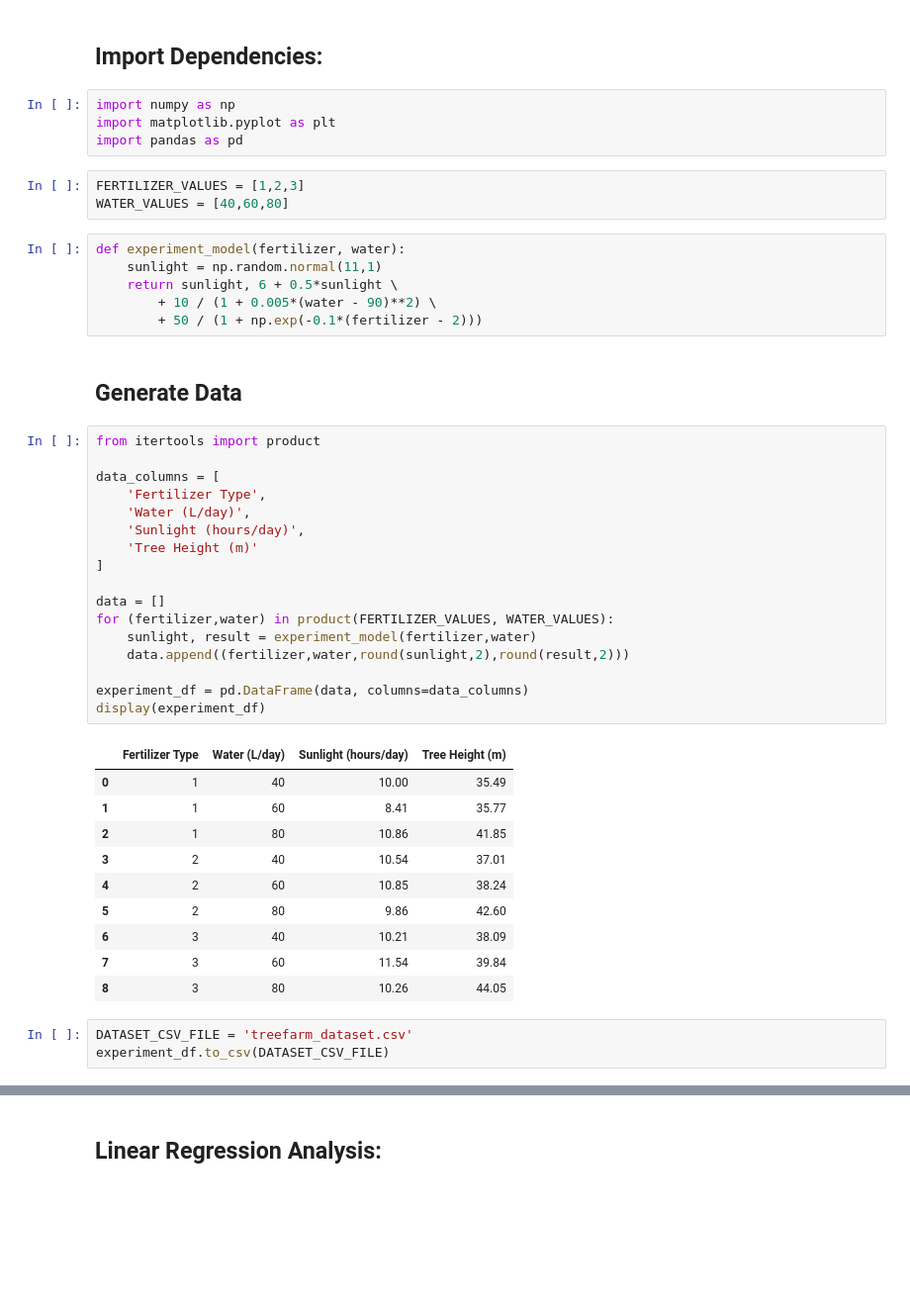
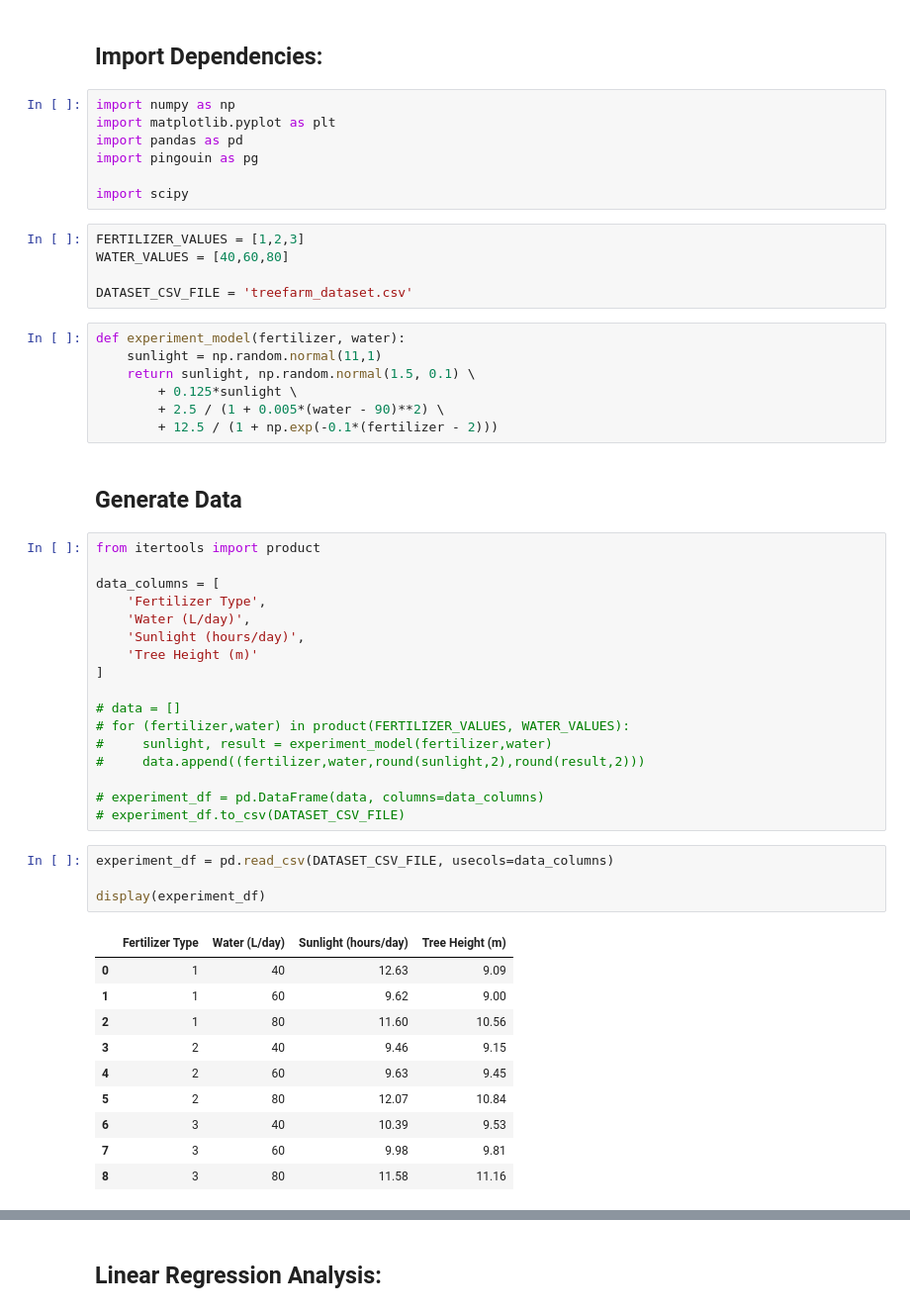
Before and after one commit to cburdine/doe-examples, a Jupyter notebook: DOE Examples.ipynb, the cells around one changed output, grey strips where cells are left out. Shown at 99% size. Saved outputs shown, nothing was run; the diff lists cells and outputs as text; blank space fills up the shorter version.

```diff
--- a/DOE Examples.ipynb
+++ b/DOE Examples.ipynb
@@ -4,15 +4,21 @@
 import numpy as np
 import matplotlib.pyplot as plt
 import pandas as pd
+import pingouin as pg
+
+import scipy
 # %%
 FERTILIZER_VALUES = [1,2,3]
 WATER_VALUES = [40,60,80]
+
+DATASET_CSV_FILE = 'treefarm_dataset.csv'
 # %%
 def experiment_model(fertilizer, water):
     sunlight = np.random.normal(11,1)
-    return sunlight, 6 + 0.5*sunlight \
-        + 10 / (1 + 0.005*(water - 90)**2) \
-        + 50 / (1 + np.exp(-0.1*(fertilizer - 2)))
+    return sunlight, np.random.normal(1.5, 0.1) \
+        + 0.125*sunlight \
+        + 2.5 / (1 + 0.005*(water - 90)**2) \
+        + 12.5 / (1 + np.exp(-0.1*(fertilizer - 2)))
 # %% [markdown]
 ## Generate Data
 # %%
@@ -25,24 +31,25 @@ data_columns = [
     'Tree Height (m)'
 ]
 
-data = []
-for (fertilizer,water) in product(FERTILIZER_VALUES, WATER_VALUES):
-    sunlight, result = experiment_model(fertilizer,water)
-    data.append((fertilizer,water,round(sunlight,2),round(result,2)))
+# data = []
+# for (fertilizer,water) in product(FERTILIZER_VALUES, WATER_VALUES):
+#     sunlight, result = experiment_model(fertilizer,water)
+#     data.append((fertilizer,water,round(sunlight,2),round(result,2)))
 
-experiment_df = pd.DataFrame(data, columns=data_columns)
-display(experiment_df)
+# experiment_df = pd.DataFrame(data, columns=data_columns)
+# experiment_df.to_csv(DATASET_CSV_FILE)
-# %% [output]
-|  | Fertilizer Type | Water (L/day) | Sunlight (hours/day) | Tree Height (m) |
-| 0 | 1 | 40 | 10.00 | 35.49 |
-| 1 | 1 | 60 | 8.41 | 35.77 |
-| 2 | 1 | 80 | 10.86 | 41.85 |
-| 3 | 2 | 40 | 10.54 | 37.01 |
-| 4 | 2 | 60 | 10.85 | 38.24 |
-| 5 | 2 | 80 | 9.86 | 42.60 |
-| 6 | 3 | 40 | 10.21 | 38.09 |
-| 7 | 3 | 60 | 11.54 | 39.84 |
-| 8 | 3 | 80 | 10.26 | 44.05 |
 # %%
-DATASET_CSV_FILE = 'treefarm_dataset.csv'
-experiment_df.to_csv(DATASET_CSV_FILE)
+experiment_df = pd.read_csv(DATASET_CSV_FILE, usecols=data_columns)
+
+display(experiment_df)
+# %% [output]
+|  | Fertilizer Type | Water (L/day) | Sunlight (hours/day) | Tree Height (m) |
+| 0 | 1 | 40 | 12.63 | 9.09 |
+| 1 | 1 | 60 | 9.62 | 9.00 |
+| 2 | 1 | 80 | 11.60 | 10.56 |
+| 3 | 2 | 40 | 9.46 | 9.15 |
+| 4 | 2 | 60 | 9.63 | 9.45 |
+| 5 | 2 | 80 | 12.07 | 10.84 |
+| 6 | 3 | 40 | 10.39 | 9.53 |
+| 7 | 3 | 60 | 9.98 | 9.81 |
+| 8 | 3 | 80 | 11.58 | 11.16 |
```
Also changed, not shown: parts of 12 cells of this notebook, 1 other file.
